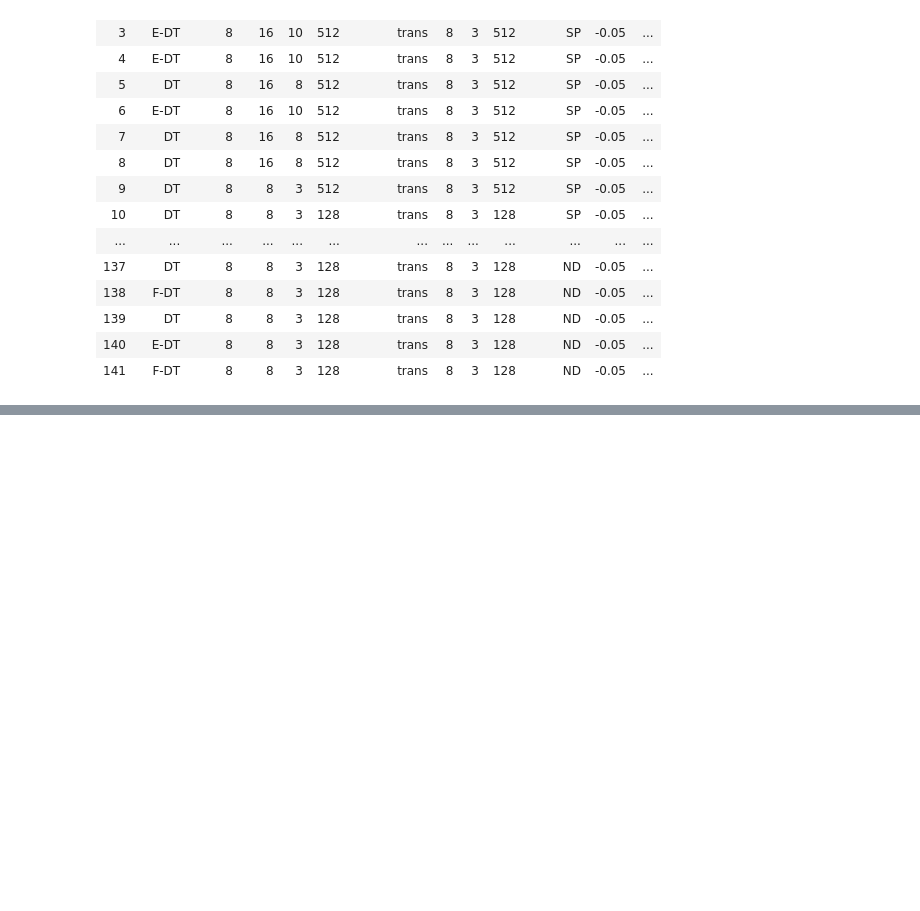
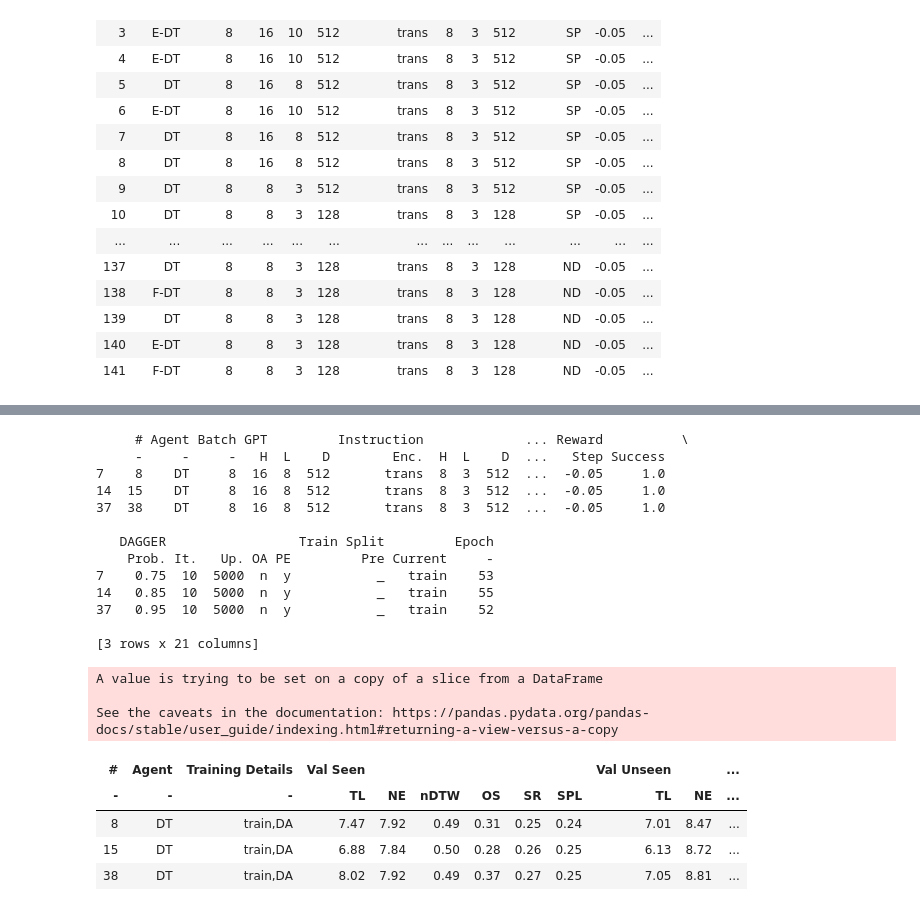
Before and after one commit to rafiberlin/VLN-CE, a Jupyter notebook: for_report_only.ipynb, the cells around one changed output, grey strips where cells are left out. Saved outputs shown, nothing was run; the diff lists cells and outputs as text; code cells hidden in the pictures; blank space fills up the shorter version.

Commit message:
New conf

```diff
--- a/for_report_only.ipynb
+++ b/for_report_only.ipynb
@@ -457,7 +457,7 @@ experiments = ['normalized_visual_features',
  'split_training_50',
  'instruction_encoding']
 
-#experiments = ['layers_heads']
+experiments = ['dagger_prob']
 
 def get_experiment_dict(experiment_paths:str, experiments:list =None, dt_list = ["normal", "full", "enhanced"]):
 
@@ -484,8 +484,6 @@ def get_experiment_dict(experiment_paths:str, experiments:list =None, dt_list =
 
     return experiment_dict
 
-#experiment_dict = get_experiment_dict(experiment_paths, experiments)
-print(len(experiment_dict))
-
-os.listdir(experiment_paths)
+experiment_dict = get_experiment_dict(experiment_paths, experiments)
+#os.listdir(experiment_paths)
 #[ re.split( '/[a-z]*/', k.split(result_dir)[1].split("/evals")[0])[1] for k in all_best_res.keys() ]
@@ -539,40 +518,67 @@ os.listdir(experiment_paths)
 """
 Allows to create latex tables as listed in the experiments directories.
 """
-def create_experiment_results(res_tab, search, experiment_name):
+def create_experiment_results(res_tab, search, experiment_name, report_conf_list,replace=True):
 
-    res = res_tab.copy().sort_values([("Agent","-"), ("#","-")])
+    res = res_tab.copy()
     search = [s for s in search if sum(res["temp"]["-"] == s) > 0 ]# only keep experiments with results...
     if len(search) == 0:
         return None
     s = [res["temp"]["-"] == s for s in search]
     summation = s[0]
     for i in range(1, len(s)):
         summation += s[i]
     print()
     rows = list(summation)
     #return res[rows]
 
-    da_train = [ "" if e == "_" else "DA" for e in d[rows]["DAGGER"]["Prob."]  ]
-    pre_train = [ "" if e  == "_" else f"({e})*" for e in d[rows]["Train Split"]["Pre"] ]
-    train = [ "" if e == "_" else e for e in d[rows]["Train Split"]["Current"]  ]
+    print(d[rows])
+
+    da_train = [ "" if e == "_" else "DA" for e in report_conf_list[rows]["DAGGER"]["Prob."]  ]
+    pre_train = [ "" if e  == "_" else f"({e})*" for e in report_conf_list[rows]["Train Split"]["Pre"] ]
+    train = [ "" if e == "_" else e for e in report_conf_list[drows]["Train Split"]["Current"]  ]
     #conf_ids = [ "See table \ref{tab:all-configs-final} with config \# " + str(id) for id in d[rows]["#"]["-"]]
 
     zipped = zip(pre_train, train,da_train )
 
     zipped = [(list(e)) for e in zipped]
 
     zipped_2 = [ ",".join([e for e in l if e != '']) for l in zipped ]
     #zipped_2  = [ ".".join(e) for e in zip(zipped, conf_ids ) ]
 
-    for s, z in zip(search ,zipped_2):
-        res.replace(s, z, inplace=True)
+    if replace:
+        for s, z in zip(search ,zipped_2):
+            res.replace(s, z, inplace=True)
 
     res = res.rename(columns = {'temp':"Training Details"})
+    res[rows].sort_values([("Agent","-"), ("#","-")], inplace=True)
     res[rows].to_latex(buf=f"./latex/{experiment_name}.tex", index=False, column_format= "@{\\hskip3pt}c"*len(res.columns), longtable=True, caption=c, escape=False)
 
     return res[rows]
 
 for k, v in experiment_dict.items():
     #enhanced = [ exp for exp in v if "enhanced" in exp or "full" in exp]
-    r = create_experiment_results(res, v, k)
+    r = create_experiment_results(res, v, k, True)
+    html_display(r)
+# %% [output]
+     # Agent Batch GPT         Instruction             ... Reward          \
+     -     -     -   H  L    D        Enc.  H  L    D  ...   Step Success
+7    8    DT     8  16  8  512       trans  8  3  512  ...  -0.05     1.0
+14  15    DT     8  16  8  512       trans  8  3  512  ...  -0.05     1.0
+37  38    DT     8  16  8  512       trans  8  3  512  ...  -0.05     1.0
+
+   DAGGER                 Train Split         Epoch
+    Prob. It.   Up. OA PE         Pre Current     -
+7    0.75  10  5000  n  y           _   train    53
+14   0.85  10  5000  n  y           _   train    55
+37   0.95  10  5000  n  y           _   train    52
+
+[3 rows x 21 columns]
+A value is trying to be set on a copy of a slice from a DataFrame
+
+See the caveats in the documentation: https://pandas.pydata.org/pandas-docs/stable/user_guide/indexing.html#returning-a-view-versus-a-copy
+| # | Agent | Training Details | Val Seen |  |  |  |  |  | Val Unseen |  | ... |
+| - | - | - | TL | NE | nDTW | OS | SR | SPL | TL | NE | ... |
+| 8 | DT | train,DA | 7.47 | 7.92 | 0.49 | 0.31 | 0.25 | 0.24 | 7.01 | 8.47 | ... |
+| 15 | DT | train,DA | 6.88 | 7.84 | 0.50 | 0.28 | 0.26 | 0.25 | 6.13 | 8.72 | ... |
+| 38 | DT | train,DA | 8.02 | 7.92 | 0.49 | 0.37 | 0.27 | 0.25 | 7.05 | 8.81 | ... |
```
Also changed, not shown: parts of 3 cells of this notebook.
